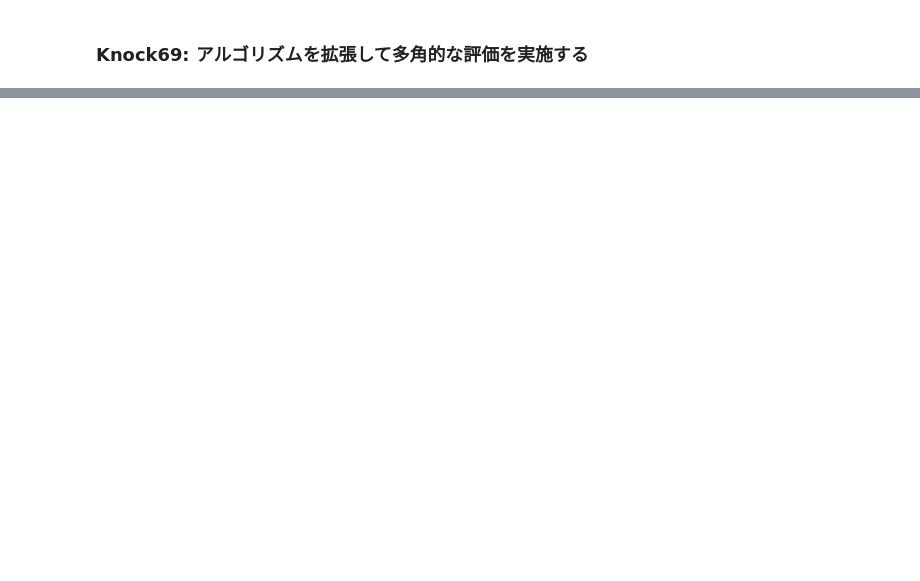
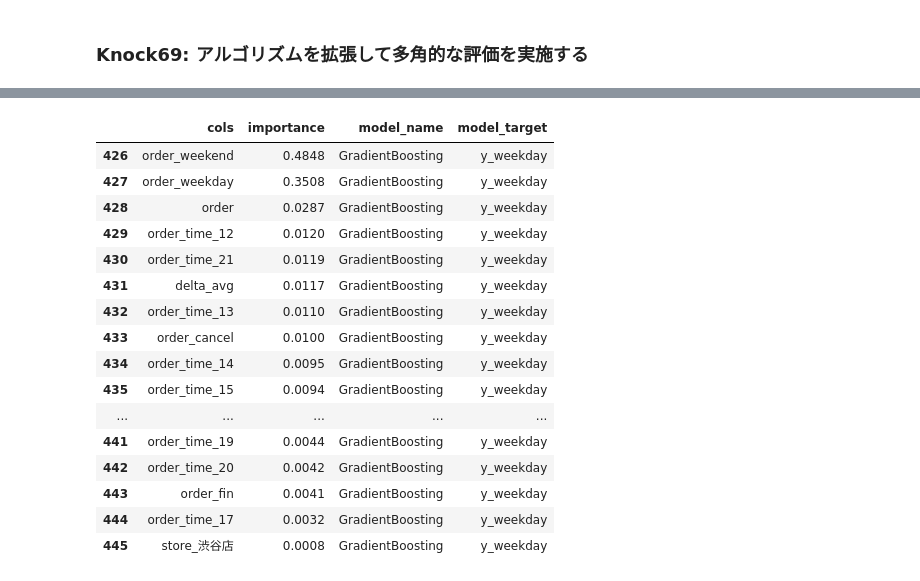
Before and after one commit to ginmaruGH/python-practical-machine-learning-system-100knocks, a Jupyter notebook: ch07/ch07.ipynb, the cells around one changed output, grey strips where cells are left out. Saved outputs shown, nothing was run; the diff lists cells and outputs as text; code cells hidden in the pictures; blank space fills up the shorter version.

```diff
--- a/ch07/ch07.ipynb
+++ b/ch07/ch07.ipynb
@@ -504,8 +504,8 @@ with open(model_path, mode="wb") as f:
 # モデルの定義
 models = {
     "tree": DecisionTreeClassifier(random_state=0),
-    "randomForest": RandomForestClassifier(random_state=0),
-    "GradientBoostingClassifier": GradientBoostingClassifier(random_state=0)
+    "RandomForest": RandomForestClassifier(random_state=0),
+    "GradientBoosting": GradientBoostingClassifier(random_state=0)
 }
 
 # フォルダの作成
@@ -568,0 +690,26 @@ GradientBoostingClassifier
+# %%
+# 重要度の高い変数
+# 勾配Boostingモデル（平日）
+
+importance_all.loc[
+    (importance_all["model_target"] == "y_weekday") &\
+    (importance_all["model_name"] == "GradientBoosting")
+].head(20)
+# %% [output]
+|  | cols | importance | model_name | model_target |
+| 426 | order_weekend | 0.4848 | GradientBoosting | y_weekday |
+| 427 | order_weekday | 0.3508 | GradientBoosting | y_weekday |
+| 428 | order | 0.0287 | GradientBoosting | y_weekday |
+| 429 | order_time_12 | 0.0120 | GradientBoosting | y_weekday |
+| 430 | order_time_21 | 0.0119 | GradientBoosting | y_weekday |
+| 431 | delta_avg | 0.0117 | GradientBoosting | y_weekday |
+| 432 | order_time_13 | 0.0110 | GradientBoosting | y_weekday |
+| 433 | order_cancel | 0.0100 | GradientBoosting | y_weekday |
+| 434 | order_time_14 | 0.0095 | GradientBoosting | y_weekday |
+| 435 | order_time_15 | 0.0094 | GradientBoosting | y_weekday |
+| ... | ... | ... | ... | ... |
+| 441 | order_time_19 | 0.0044 | GradientBoosting | y_weekday |
+| 442 | order_time_20 | 0.0042 | GradientBoosting | y_weekday |
+| 443 | order_fin | 0.0041 | GradientBoosting | y_weekday |
+| 444 | order_time_17 | 0.0032 | GradientBoosting | y_weekday |
+| 445 | store_渋谷店 | 0.0008 | GradientBoosting | y_weekday |
```
Also changed, not shown: parts of 7 cells of this notebook.
